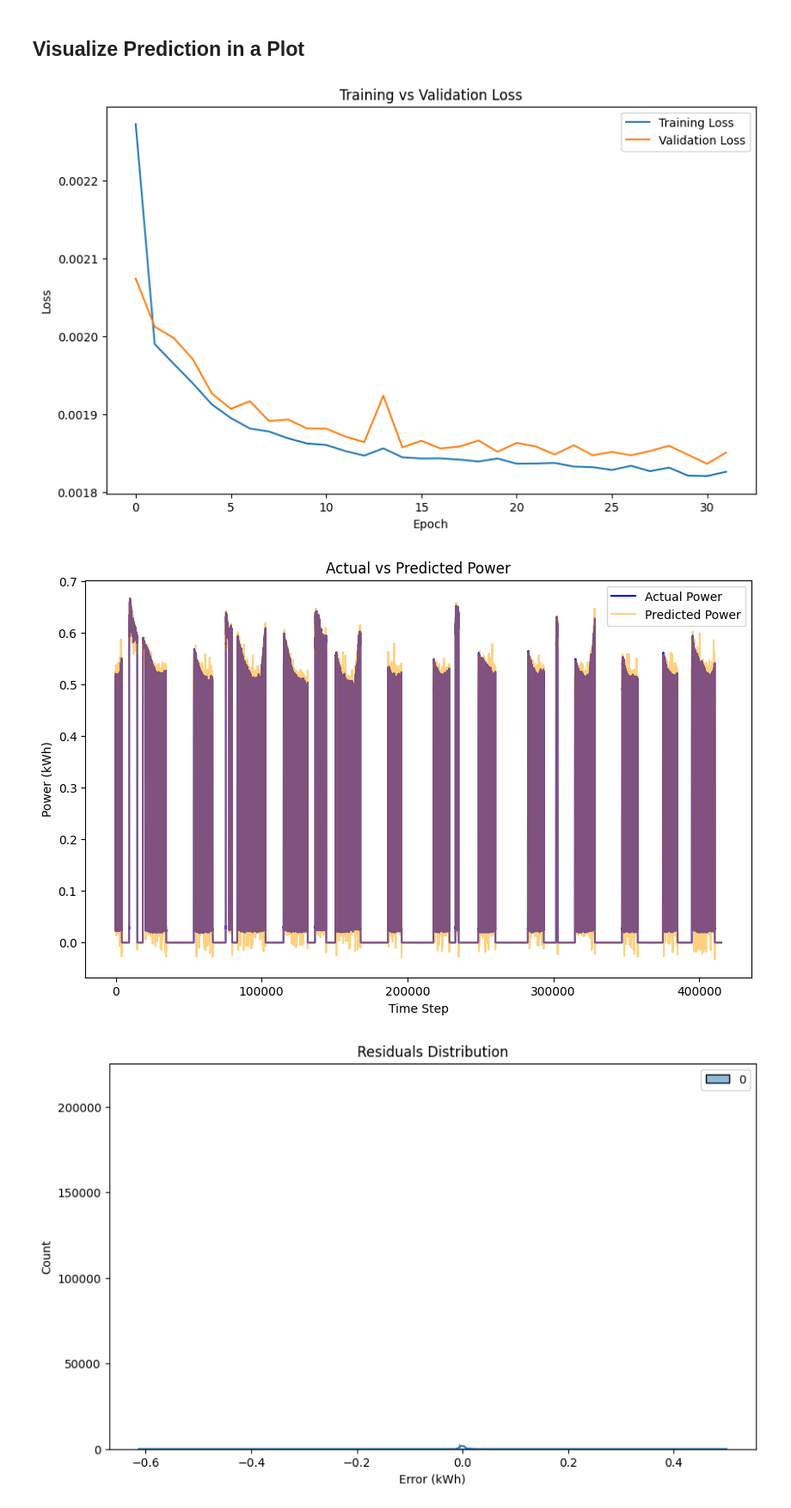
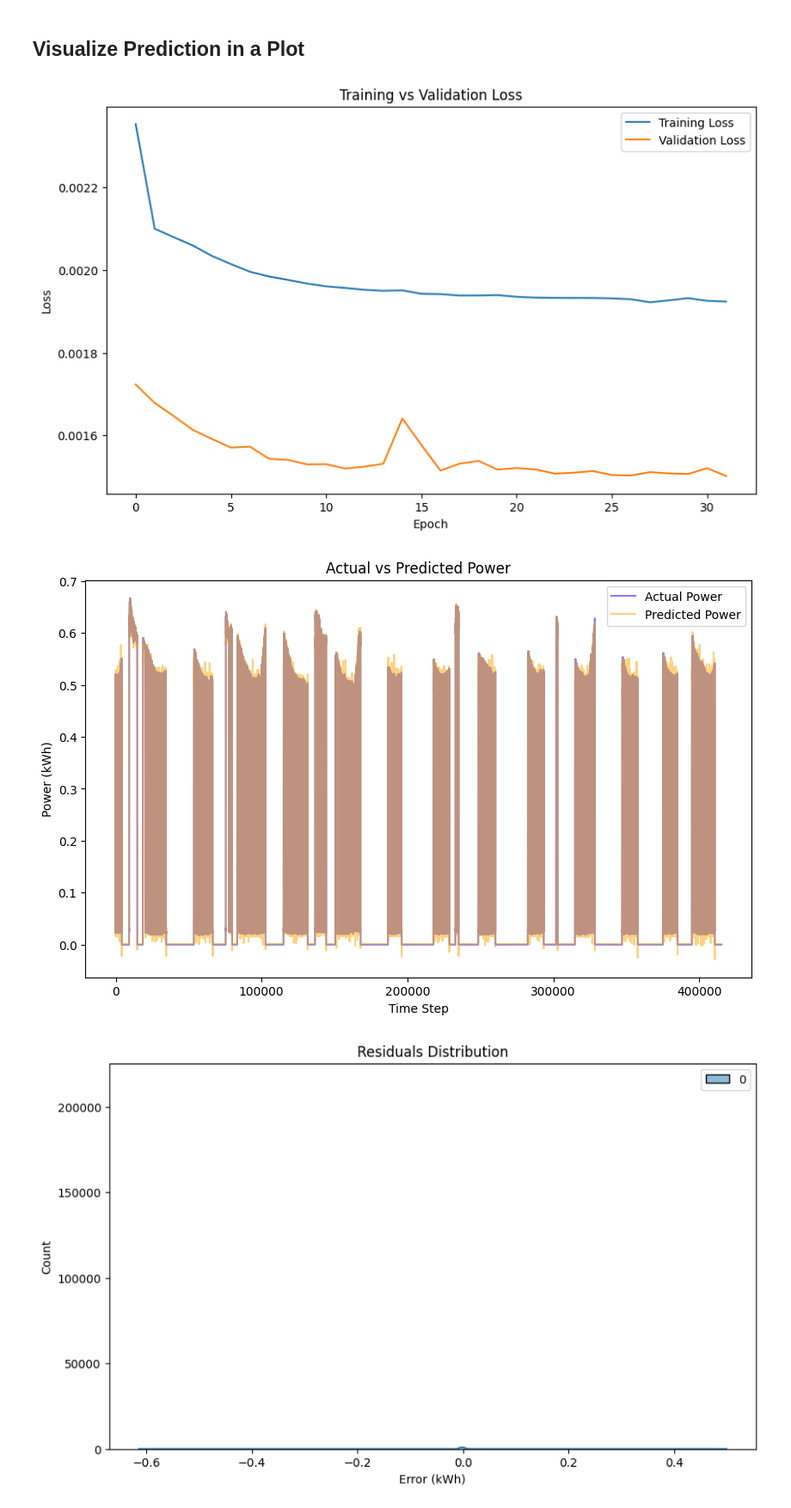
Before and after one commit to daffakurnia11/final-project-lstm, a Jupyter notebook: sensor1-voltage-current.ipynb, the cells around one changed output. Shown: that part at 86% size. Saved outputs shown, nothing was run; the diff lists cells and outputs as text; code cells hidden in the pictures.

Commit message:
feat(model-update): 60% Training 20% Validation 20% Testing

```diff
--- a/sensor1-voltage-current.ipynb
+++ b/sensor1-voltage-current.ipynb
@@ -89,6 +89,6 @@ model = tf.keras.Sequential(
 # %%
 model.compile(optimizer="adam", loss="mean_squared_error")
 
-history = model.fit(train_X, train_y, epochs=32, batch_size=64, validation_split=0.2)
+history = model.fit(train_X, train_y, epochs=32, batch_size=64, validation_split=0.25)
 # %% [output]
 Epoch 1/32
@@ -153,19 +153,19 @@ plt.ylabel('Loss')
 plt.legend()
 plt.show()
 # %% [output]
-[figure, old version]
+[figure, new version]
 # %%
 # Use transparency for the predicted line to better see overlap
 plt.figure(figsize=(10, 6))
-plt.plot(test_y_original, label='Actual Power', color='blue', alpha=1)
+plt.plot(test_y_original, label='Actual Power', color='blue', alpha=0.5)
 plt.plot(predictions_original, label='Predicted Power', color='orange', alpha=0.5)  # Set alpha for transparency
 plt.title('Actual vs Predicted Power')
 plt.xlabel('Time Step')
 plt.ylabel('Power (kWh)')
 plt.legend()
 plt.show()
 # %% [output]
-[figure, old version]
+[figure, new version]
 # %%
 residuals = test_y_original - predictions_original
 
```
Also changed, not shown: parts of 2 cells of this notebook, 3 other files.
